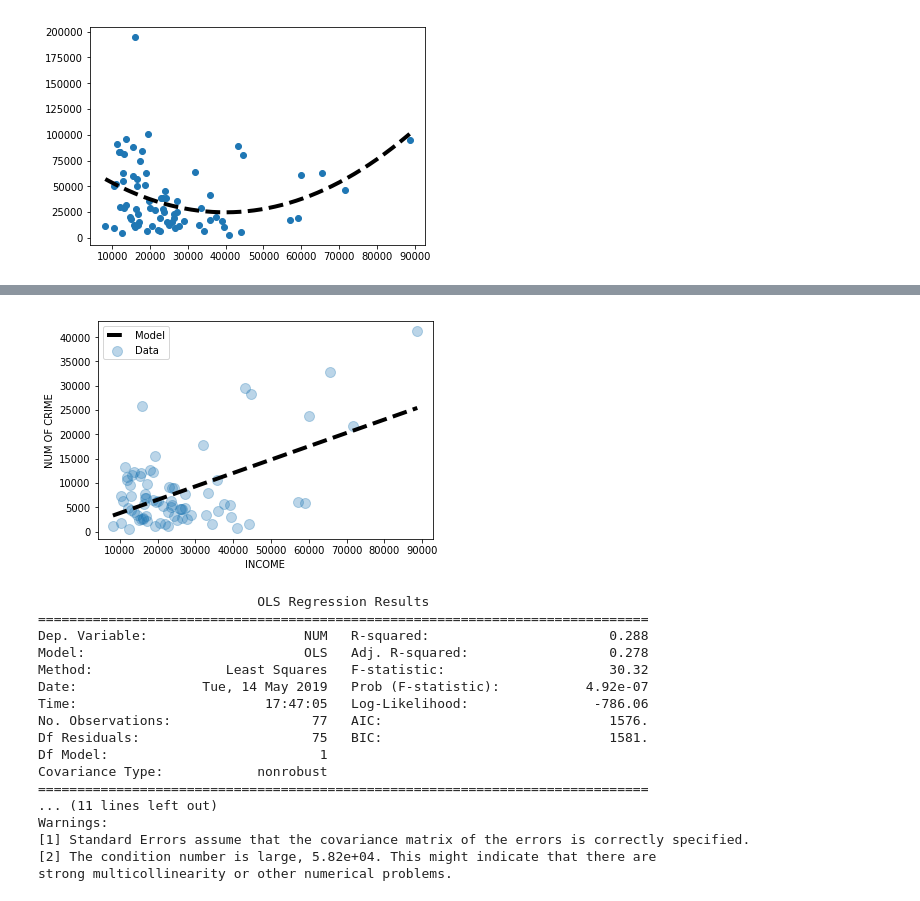
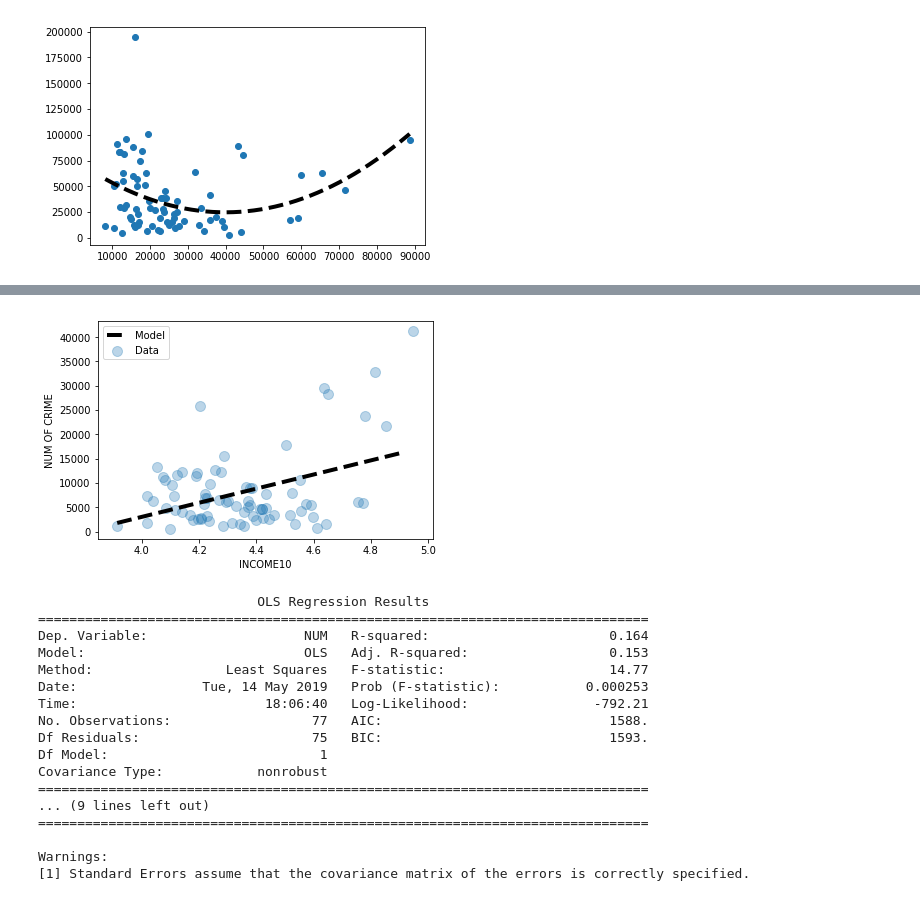
Before and after one commit to nschenone/Crime_Analysis_in_Chicago, a Jupyter notebook: COGS_108_Final_Project_Shane.ipynb, the cells around one changed output, grey strips where cells are left out. Drawn from its saved outputs; the diff is of its cells as text; code cells hidden in the pictures.

Commit message:
BATTERY THEFT NARCOTICS regression Analytics

```diff
--- a/COGS_108_Final_Project_Shane.ipynb
+++ b/COGS_108_Final_Project_Shane.ipynb
@@ -320,20 +343,19 @@ list(set(df_2008_2012['Primary Type']))
 # %%
-
 # Plot the orginal data (as before)
-plt.scatter(df_2008_2012_crime['THEFT']['INCOME'], df_2008_2012_crime['THEFT']['NUM'], alpha=0.3, label='Data', s=100);
+plt.scatter(df_2008_2012_crime['THEFT']['INCOME10'], df_2008_2012_crime['THEFT']['NUM'], alpha=0.3, label='Data', s=100);
 
 # Generate and plot the model fit line
-xs = np.arange(df_2008_2012_crime['THEFT']['INCOME'].min(), df_2008_2012_crime['THEFT']['INCOME'].max())
-ys =0.2748  * xs +  1092.4920
+xs = np.arange(df_2008_2012_crime['THEFT']['INCOME10'].min(), df_2008_2012_crime['THEFT']['INCOME10'].max())
+ys = 1.45e+04* xs +  -5.493e+04
 plt.plot(xs, ys, '--k', linewidth=4, label='Model')
 
-plt.xlabel('INCOME')
+plt.xlabel('INCOME10')
 plt.ylabel('NUM OF CRIME')
 plt.legend();
 # %% [output]
-[figure, old version]
+[figure, new version]
 # %%
-outcome, predictors = patsy.dmatrices('NUM ~ INCOME', df_2008_2012_crime['THEFT'])
+outcome, predictors = patsy.dmatrices('NUM ~ INCOME10', df_2008_2012_crime['THEFT'])
 mod = sm.OLS(outcome, predictors)
 res = mod.fit()
 
@@ -342,18 +364,18 @@ print(res.summary())
 # %% [output]
                             OLS Regression Results
 ==============================================================================
-Dep. Variable:                    NUM   R-squared:                       0.288
-Model:                            OLS   Adj. R-squared:                  0.278
-Method:                 Least Squares   F-statistic:                     30.32
-Date:                Tue, 14 May 2019   Prob (F-statistic):           4.92e-07
-Time:                        17:47:05   Log-Likelihood:                -786.06
-No. Observations:                  77   AIC:                             1576.
-Df Residuals:                      75   BIC:                             1581.
+Dep. Variable:                    NUM   R-squared:                       0.164
+Model:                            OLS   Adj. R-squared:                  0.153
+Method:                 Least Squares   F-statistic:                     14.77
+Date:                Tue, 14 May 2019   Prob (F-statistic):           0.000253
+Time:                        18:06:40   Log-Likelihood:                -792.21
+No. Observations:                  77   AIC:                             1588.
+Df Residuals:                      75   BIC:                             1593.
 Df Model:                           1
 Covariance Type:            nonrobust
 ==============================================================================
-... (11 lines left out)
+... (9 lines left out)
+==============================================================================
+
 Warnings:
 [1] Standard Errors assume that the covariance matrix of the errors is correctly specified.
-[2] The condition number is large, 5.82e+04. This might indicate that there are
-strong multicollinearity or other numerical problems.
```
Also changed, not shown: parts of 18 cells of this notebook.
